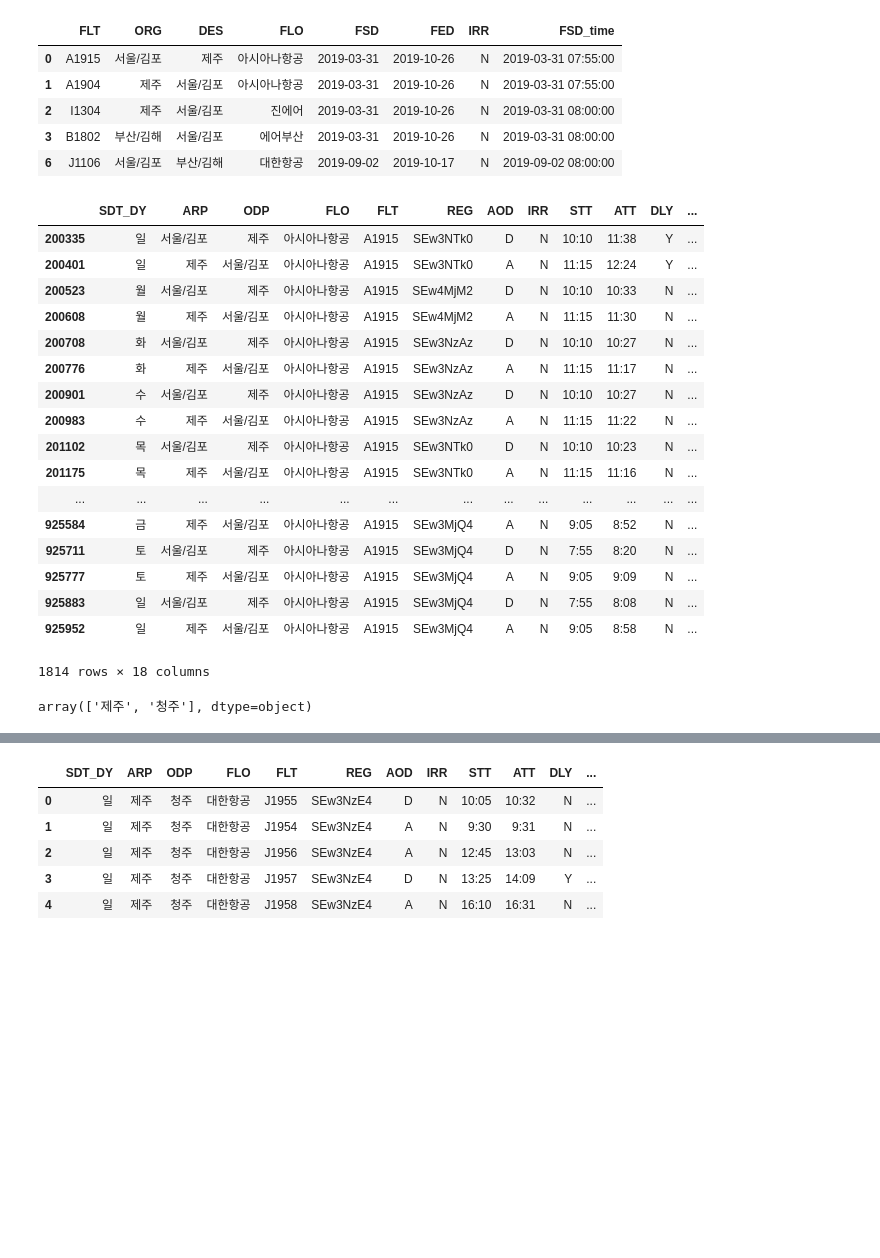
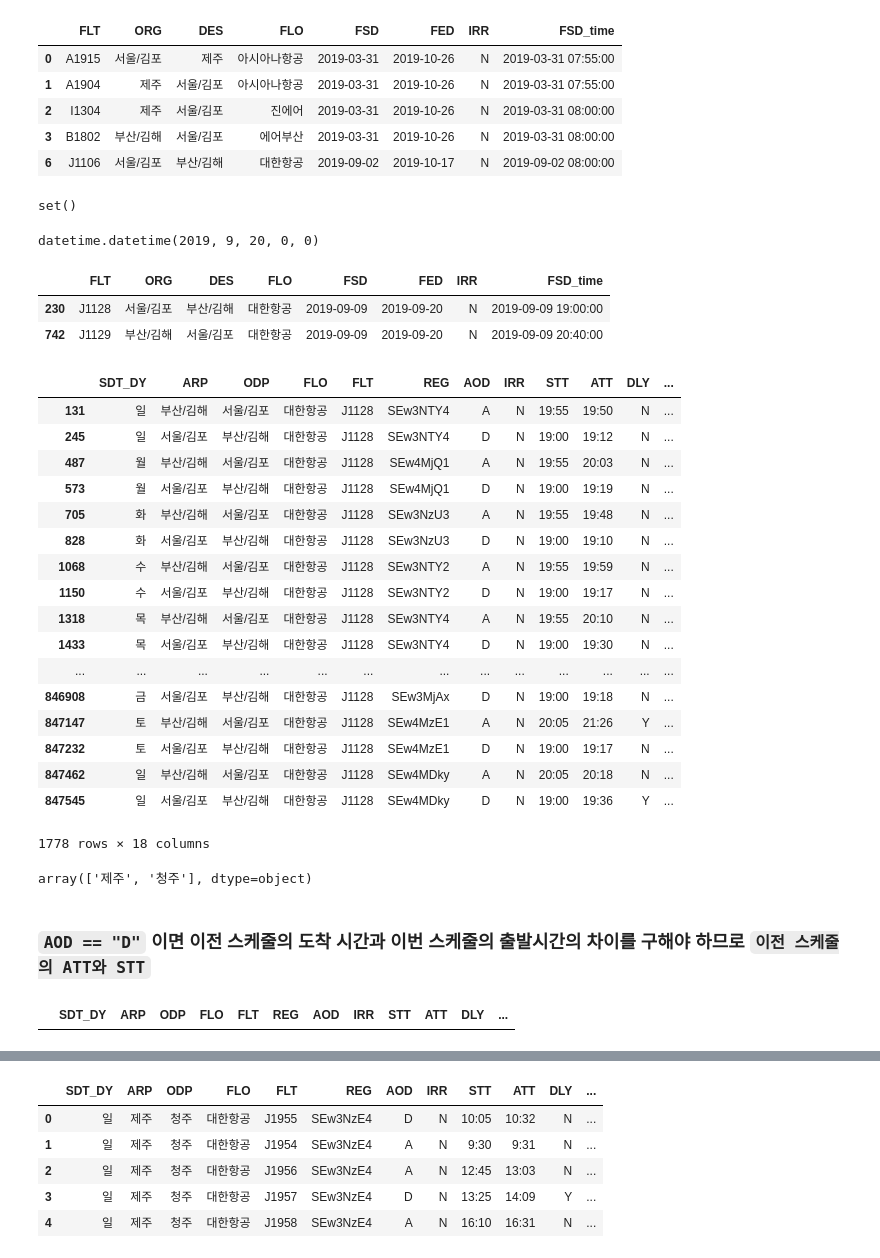
Before and after one commit to HEUNG-BAE-LEE/Bigcontest, a Jupyter notebook: analysis/futures_league/2019빅콘테스트_퓨처스리그/predict_reg.ipynb, the cells around one changed output, grey strips where cells are left out. Saved outputs shown, nothing was run; the diff lists cells and outputs as text; code cells hidden in the pictures; blank space fills up the shorter version.

```diff
--- a/analysis/futures_league/2019빅콘테스트_퓨처스리그/predict_reg.ipynb
+++ b/analysis/futures_league/2019빅콘테스트_퓨처스리그/predict_reg.ipynb
@@ -240,6 +240,3 @@ Unknown5의 FLT의 앞글자 : {'K'}
 티웨이항공의 FLT의 앞글자 : {'L'}
 Unknown4의 FLT의 앞글자 : {'G'}
 Unknown2의 FLT의 앞글자 : {'D'}
-# %%
-train_data["FLT_2"]=train_data.FLT.apply(lambda x: x[1:3])
-train_data[train_data["FLT_2"]=="19"]
@@ -265,4 +243,2 @@ train_data[train_data["FLT_2"]=="19"]
-# %%
-train_data.drop(columns=["FLT_2"], axis=1, inplace=True)
 # %% [markdown]
 ### 아래 결과는 동일한 FLT를 가진다면 동일한 REG를 갖는지를 확인해 보기 위한 코드였는데 결과적으로는 가설이 맞지 않다.
@@ -314,3 +292,12 @@ season_dt.head()
 | 2 | I1304 | 제주 | 서울/김포 | 진에어 | 2019-03-31 | 2019-10-26 | N | 2019-03-31 08:00:00 |
 | 3 | B1802 | 부산/김해 | 서울/김포 | 에어부산 | 2019-03-31 | 2019-10-26 | N | 2019-03-31 08:00:00 |
 | 6 | J1106 | 서울/김포 | 부산/김해 | 대한항공 | 2019-09-02 | 2019-10-17 | N | 2019-09-02 08:00:00 |
+# %%
+# 결과가 공집합이므로 위의 추려진 season data에 test data의 모든 항공 스케줄이 있다.
+set(test_data.FLT.unique().tolist())-set(season_dt.FLT.unique().tolist())
+# %% [output]
+set()
+# %%
+datetime.datetime.strptime("2019-09-20 00:00:00", "%Y-%m-%d %H:%M:%S")
+# %% [output]
+datetime.datetime(2019, 9, 20, 0, 0)
@@ -317,21 +306,27 @@ season_dt.head()
+# %%
+airline_df[airline_df.FED == datetime.datetime.strptime("2019-09-20 00:00:00", "%Y-%m-%d %H:%M:%S")]
+# %% [output]
+|  | FLT | ORG | DES | FLO | FSD | FED | IRR | FSD_time |
+| 230 | J1128 | 서울/김포 | 부산/김해 | 대한항공 | 2019-09-09 | 2019-09-20 | N | 2019-09-09 19:00:00 |
+| 742 | J1129 | 부산/김해 | 서울/김포 | 대한항공 | 2019-09-09 | 2019-09-20 | N | 2019-09-09 20:40:00 |
 # %%
-train_data[train_data["FLT"]=="A1915"]
+train_data[train_data["FLT"]=="J1128"]
 # %% [output]
 |  | SDT_DY | ARP | ODP | FLO | FLT | REG | AOD | IRR | STT | ATT | DLY | ... |
-| 200335 | 일 | 서울/김포 | 제주 | 아시아나항공 | A1915 | SEw3NTk0 | D | N | 10:10 | 11:38 | Y | ... |
-| 200401 | 일 | 제주 | 서울/김포 | 아시아나항공 | A1915 | SEw3NTk0 | A | N | 11:15 | 12:24 | Y | ... |
-| 200523 | 월 | 서울/김포 | 제주 | 아시아나항공 | A1915 | SEw4MjM2 | D | N | 10:10 | 10:33 | N | ... |
-| 200608 | 월 | 제주 | 서울/김포 | 아시아나항공 | A1915 | SEw4MjM2 | A | N | 11:15 | 11:30 | N | ... |
-| 200708 | 화 | 서울/김포 | 제주 | 아시아나항공 | A1915 | SEw3NzAz | D | N | 10:10 | 10:27 | N | ... |
-| 200776 | 화 | 제주 | 서울/김포 | 아시아나항공 | A1915 | SEw3NzAz | A | N | 11:15 | 11:17 | N | ... |
-| 200901 | 수 | 서울/김포 | 제주 | 아시아나항공 | A1915 | SEw3NzAz | D | N | 10:10 | 10:27 | N | ... |
-| 200983 | 수 | 제주 | 서울/김포 | 아시아나항공 | A1915 | SEw3NzAz | A | N | 11:15 | 11:22 | N | ... |
-| 201102 | 목 | 서울/김포 | 제주 | 아시아나항공 | A1915 | SEw3NTk0 | D | N | 10:10 | 10:23 | N | ... |
-| 201175 | 목 | 제주 | 서울/김포 | 아시아나항공 | A1915 | SEw3NTk0 | A | N | 11:15 | 11:16 | N | ... |
+| 131 | 일 | 부산/김해 | 서울/김포 | 대한항공 | J1128 | SEw3NTY4 | A | N | 19:55 | 19:50 | N | ... |
+| 245 | 일 | 서울/김포 | 부산/김해 | 대한항공 | J1128 | SEw3NTY4 | D | N | 19:00 | 19:12 | N | ... |
+| 487 | 월 | 부산/김해 | 서울/김포 | 대한항공 | J1128 | SEw4MjQ1 | A | N | 19:55 | 20:03 | N | ... |
+| 573 | 월 | 서울/김포 | 부산/김해 | 대한항공 | J1128 | SEw4MjQ1 | D | N | 19:00 | 19:19 | N | ... |
+| 705 | 화 | 부산/김해 | 서울/김포 | 대한항공 | J1128 | SEw3NzU3 | A | N | 19:55 | 19:48 | N | ... |
+| 828 | 화 | 서울/김포 | 부산/김해 | 대한항공 | J1128 | SEw3NzU3 | D | N | 19:00 | 19:10 | N | ... |
+| 1068 | 수 | 부산/김해 | 서울/김포 | 대한항공 | J1128 | SEw3NTY2 | A | N | 19:55 | 19:59 | N | ... |
+| 1150 | 수 | 서울/김포 | 부산/김해 | 대한항공 | J1128 | SEw3NTY2 | D | N | 19:00 | 19:17 | N | ... |
+| 1318 | 목 | 부산/김해 | 서울/김포 | 대한항공 | J1128 | SEw3NTY4 | A | N | 19:55 | 20:10 | N | ... |
+| 1433 | 목 | 서울/김포 | 부산/김해 | 대한항공 | J1128 | SEw3NTY4 | D | N | 19:00 | 19:30 | N | ... |
 | ... | ... | ... | ... | ... | ... | ... | ... | ... | ... | ... | ... | ... |
-| 925584 | 금 | 제주 | 서울/김포 | 아시아나항공 | A1915 | SEw3MjQ4 | A | N | 9:05 | 8:52 | N | ... |
-| 925711 | 토 | 서울/김포 | 제주 | 아시아나항공 | A1915 | SEw3MjQ4 | D | N | 7:55 | 8:20 | N | ... |
-| 925777 | 토 | 제주 | 서울/김포 | 아시아나항공 | A1915 | SEw3MjQ4 | A | N | 9:05 | 9:09 | N | ... |
-| 925883 | 일 | 서울/김포 | 제주 | 아시아나항공 | A1915 | SEw3MjQ4 | D | N | 7:55 | 8:08 | N | ... |
-| 925952 | 일 | 제주 | 서울/김포 | 아시아나항공 | A1915 | SEw3MjQ4 | A | N | 9:05 | 8:58 | N | ... |
+| 846908 | 금 | 서울/김포 | 부산/김해 | 대한항공 | J1128 | SEw3MjAx | D | N | 19:00 | 19:18 | N | ... |
+| 847147 | 토 | 부산/김해 | 서울/김포 | 대한항공 | J1128 | SEw4MzE1 | A | N | 20:05 | 21:26 | Y | ... |
+| 847232 | 토 | 서울/김포 | 부산/김해 | 대한항공 | J1128 | SEw4MzE1 | D | N | 19:00 | 19:17 | N | ... |
+| 847462 | 일 | 부산/김해 | 서울/김포 | 대한항공 | J1128 | SEw4MDky | A | N | 20:05 | 20:18 | N | ... |
+| 847545 | 일 | 서울/김포 | 부산/김해 | 대한항공 | J1128 | SEw4MDky | D | N | 19:00 | 19:36 | Y | ... |
-1814 rows × 18 columns
+1778 rows × 18 columns
@@ -342,3 +335,9 @@ train_data[train_data.FLT=="J1955"].ARP.unique()
 train_data[train_data.FLT=="J1955"].ODP.unique()
 # %% [output]
 array(['제주', '청주'], dtype=object)
+# %% [markdown]
+### `AOD == "D"` 이면 이전 스케줄의 도착 시간과 이번 스케줄의 출발시간의 차이를 구해야 하므로 `이전 스케줄의 ATT와 STT`
+# %%
+train_data[train_data.FLO=="코리아익스프레스에어"]
+# %% [output]
+|  | SDT_DY | ARP | ODP | FLO | FLT | REG | AOD | IRR | STT | ATT | DLY | ... |
```
Also changed, not shown: parts of 28 cells of this notebook, 2 other files.
